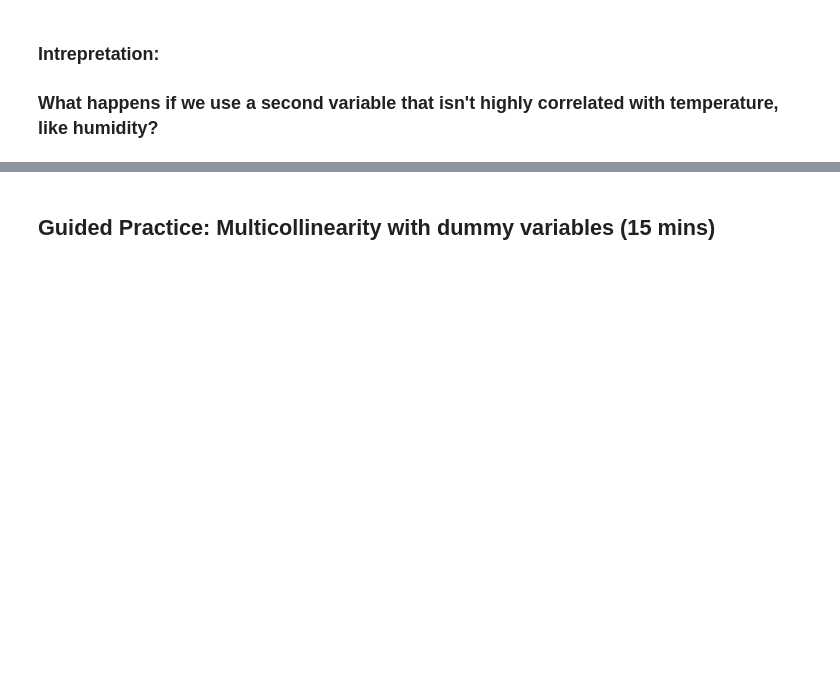
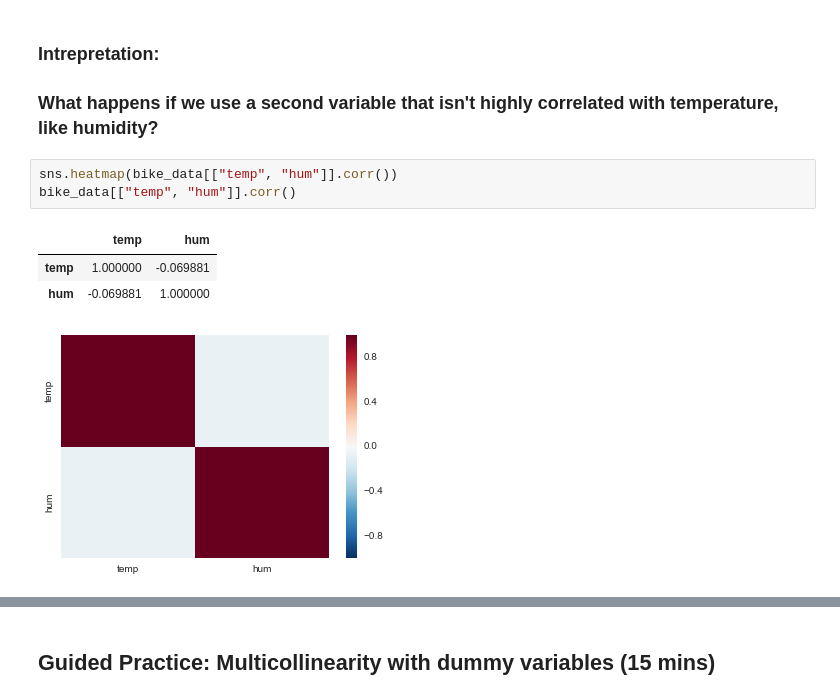
Before and after one commit to nicolairobles/DAT-NYC-37, a Jupyter notebook: MY_REPO/lessons/lesson-06/code/regression-techniques.ipynb, the cells around one changed output, grey strips where cells are left out. Cells and saved outputs as stored; diff of their text form; blank space fills up the shorter version.

```diff
--- a/MY_REPO/lessons/lesson-06/code/regression-techniques.ipynb
+++ b/MY_REPO/lessons/lesson-06/code/regression-techniques.ipynb
@@ -332,6 +364,14 @@ for x in x_sets:
 
 
 ### What happens if we use a second variable that isn't highly correlated with temperature, like humidity?
+# %%
+sns.heatmap(bike_data[["temp", "hum"]].corr())
+bike_data[["temp", "hum"]].corr()
+# %% [output]
+|  | temp | hum |
+| temp | 1.000000 | -0.069881 |
+| hum | -0.069881 | 1.000000 |
+[figure, added]
 # %%
 y = bike_data['casual']
 x = bike_data[['temp', 'hum']]
```
Also changed, not shown: parts of 5 cells of this notebook.
